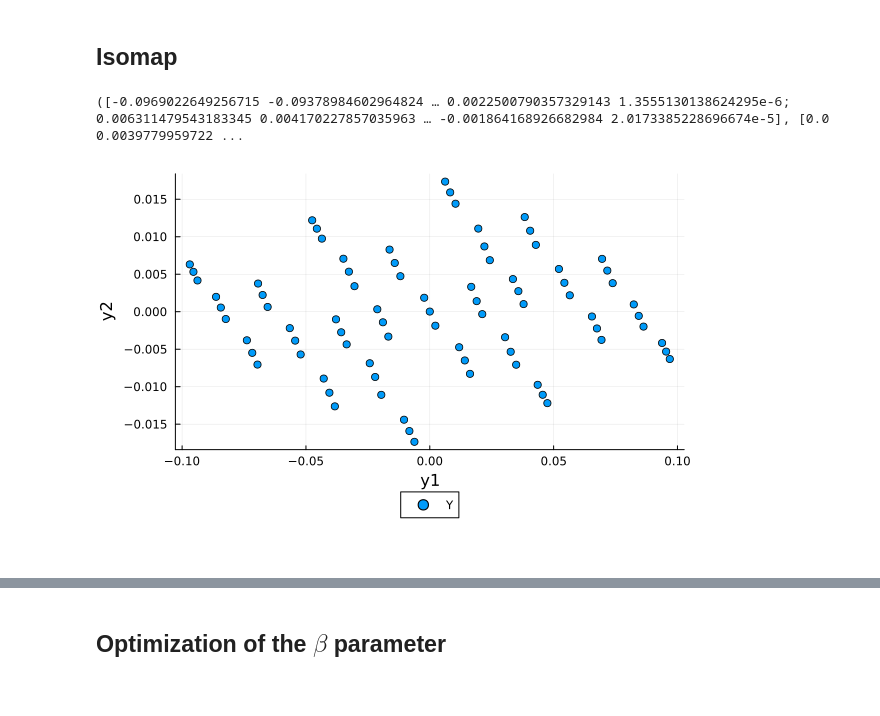
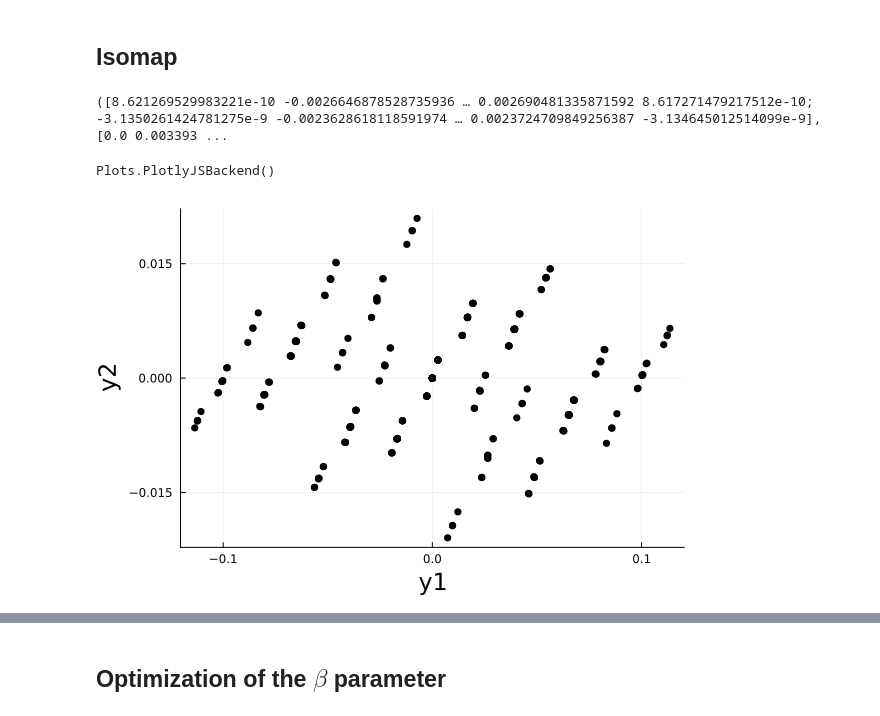
Before and after one commit to miguelmaso/Mimosa, a Jupyter notebook: scripts/MB Ex/kPCA/PB/4S/ROM1.ipynb, the cells around one changed output, grey strips where cells are left out. Drawn from its saved outputs; the diff is of its cells as text; code cells hidden in the pictures.

Commit message:
Final Jupyter NB for Paper results
The Jupyter NB describe the procedure in each case, collecting most of the required plots for the paper.

```diff
--- a/scripts/MB Ex/kPCA/PB/4S/ROM1.ipynb
+++ b/scripts/MB Ex/kPCA/PB/4S/ROM1.ipynb
@@ -836,15 +1011,23 @@ hover= [i for i in 1:lastindex(eachcol(Z_))])
 # %% [markdown]
 ## Isomap
 # %%
-neighbors = 25
+neighbors = 100
 Y_, D_G_sym = isomap1(neighbors,Z_)
 # %% [output]
-([-0.0969022649256715 -0.09378984602964824 … 0.0022500790357329143 1.3555130138624295e-6; 0.006311479543183345 0.004170227857035963 … -0.001864168926682984 2.0173385228696674e-5], [0.0 0.0039779959722 ...
+([8.621269529983221e-10 -0.0026646878528735936 … 0.002690481335871592 8.617271479217512e-10; -3.1350261424781275e-9 -0.0023628618118591974 … 0.0023724709849256387 -3.134645012514099e-9], [0.0 0.003393 ...
+# %%
+plotlyjs()
+# %% [output]
+Plots.PlotlyJSBackend()
 # %%
 s = scatter(eachrow(Y_)...,xlabel="y1",ylabel="y2",
-label="Y",legend=:outerbottom,legend_columns=2,
-# markercolor = [c[1] for c in conf],
-hover= [i for i in 1:lastindex(eachcol(Z_))]
+label=false,
+markercolor = [:black for _ in 1:256],
+hover= [i for i in 1:lastindex(eachcol(Z_))],
+    xticks=[-0.1,0.0,0.1],
+    yticks=[-0.015,0.0,0.015],
+    gridlines=false,
+    guidefontsize=16,
 )
 # %% [output]
-[figure, old version]
+[figure, new version]
```
Also changed, not shown: parts of 38 cells of this notebook, 8 other files.
